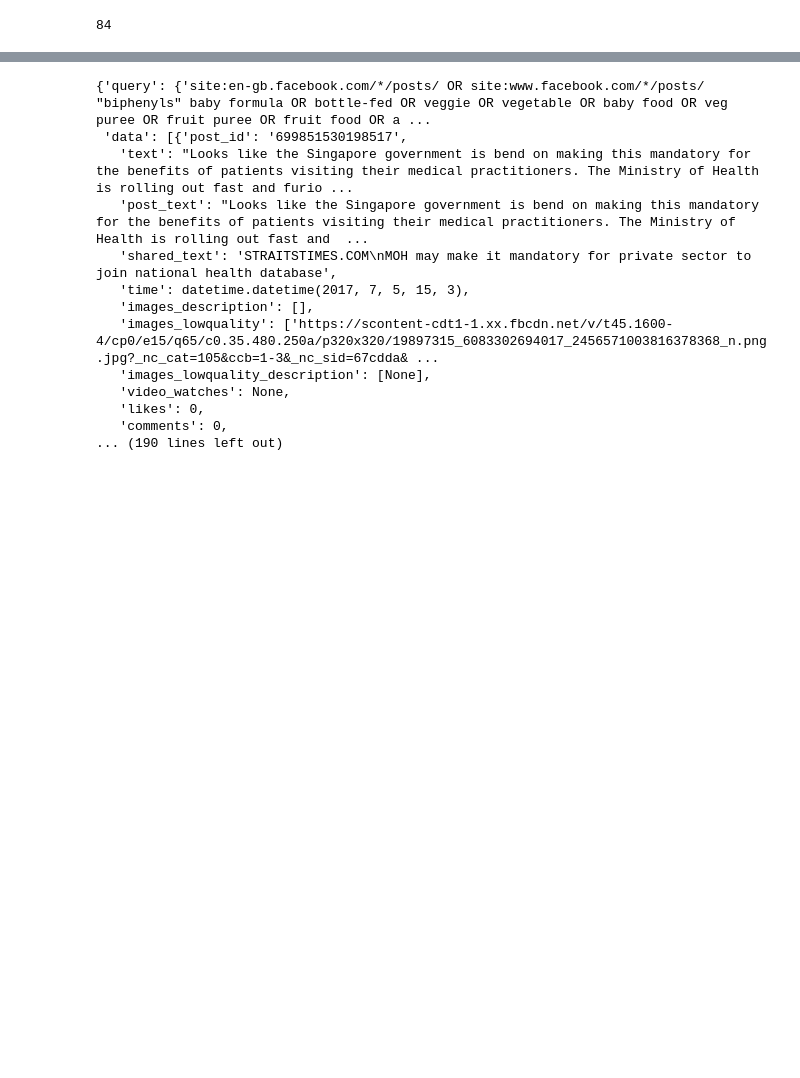
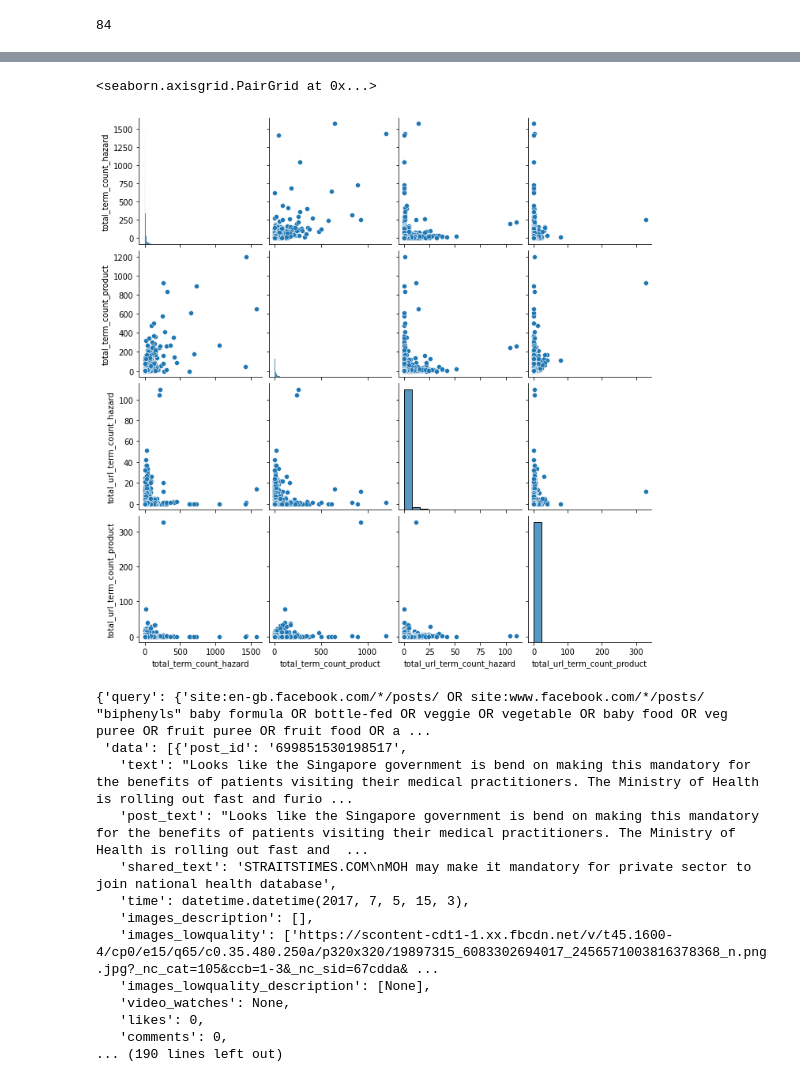
Before and after one commit to nershman/SAFFI-Project, a Jupyter notebook: notebooks/indicators.ipynb, the cells around one changed output, grey strips where cells are left out. Saved outputs shown, nothing was run; the diff lists cells and outputs as text; code cells hidden in the pictures; blank space fills up the shorter version.

```diff
--- a/notebooks/indicators.ipynb
+++ b/notebooks/indicators.ipynb
@@ -138,3 +139,10 @@ sns.pairplot(sample)
+# %%
+temp = nmdf.loc[:,'total_term_count_hazard':'total_url_term_count_product']
+
+sns.pairplot(temp[pd.Series(temp.total_term_count_hazard) <= 2000])
+# %% [output]
+<seaborn.axisgrid.PairGrid at 0x...>
+[figure, added]
 # %%
 from datetime import datetime
 # %%
```
Also changed, not shown: parts of 2 cells of this notebook.
